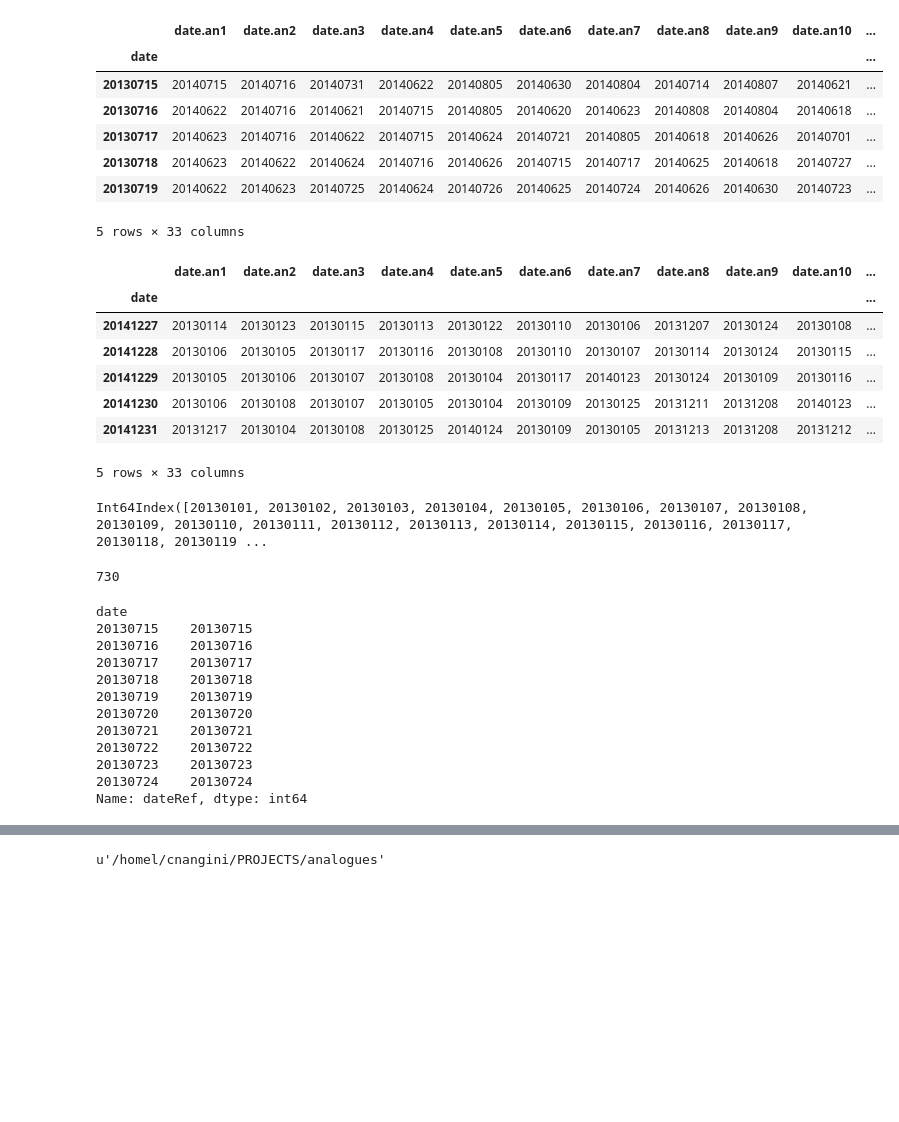
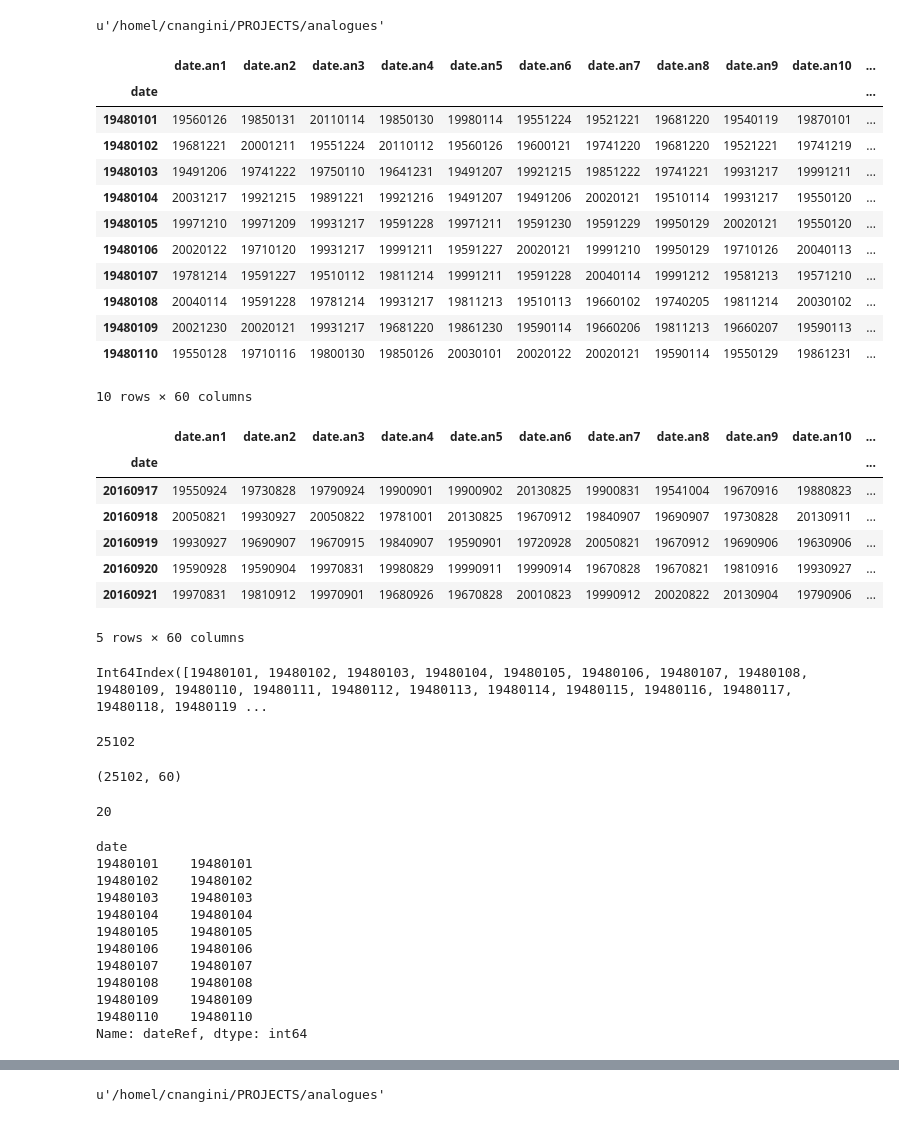
Before and after one commit to KatiRG/analogues, a Jupyter notebook: Build_analogues-all.ipynb, the cells around one changed output, grey strips where cells are left out. Drawn from its saved outputs; the diff is of its cells as text; code cells hidden in the pictures; blank space fills up the shorter version.

```diff
--- a/Build_analogues-all.ipynb
+++ b/Build_analogues-all.ipynb
@@ -19,34 +19,45 @@ num_analogues = 11 #20 #number of analogues searched for
 num_cols = 3 #dateAnlg, Dis, Corr
+# %%
+pwd
+# %% [output]
+u'/homel/cnangini/PROJECTS/analogues'
 # %%
 #To read file produced in birdhouse
 dfS = pd.DataFrame()
 #analogs = 'http://birdhouse-lsce.extra.cea.fr:8090/wpsoutputs/flyingpigeon/output_txt-0797016c-378e-11e6-91dd-41d8cd554993.txt'
 #analogs = 'http://localhost:8090/wpsoutputs/flyingpigeon/analogs-c26ba398-711e-11e6-8d5a-fb3204a8dad1.txt'
 
 #Analysis period > 1 year
 #analogs = 'http://birdhouse-lsce.extra.cea.fr:8090/wpsoutputs/flyingpigeon/analogs-5ee81d98-6fc9-11e6-a296-4d3fe2c8a29e.txt'
 #analogs = 'http://birdhouse-lsce.extra.cea.fr:8090/wpsoutputs/flyingpigeon/analogs-73cd782c-74f4-11e6-bf5f-f73f2a3d7e35.txt'
 
 #bbox x: [-80,50], y: [22.5,70], 11 analogues
-analogs = 'http://localhost:8090/wpsoutputs/flyingpigeon/analogs-12f189be-79a7-11e6-b7f7-e7ff4fd8b248.txt'
+#analogs = 'http://localhost:8090/wpsoutputs/flyingpigeon/analogs-12f189be-79a7-11e6-b7f7-e7ff4fd8b248.txt'
 
 #Analysis period spans two months (30.06.2013 to 02.07.2013)
 #analogs = 'http://localhost:8090/wpsoutputs/flyingpigeon/analogs-7aafc4ec-74ea-11e6-b77d-eb5606a7fe9f.txt'
 
 #one day only (03.01.2013)
 #analogs = 'http://localhost:8090/wpsoutputs/flyingpigeon/analogs-9841a808-7504-11e6-b77d-eb5606a7fe9f.txt'
 
+analogs = 'http://www-lscedods.cea.fr/DASE/ana_slp_surface_base_rms_NA_sim_1948-01-01_2016-09-23_base_1948-01-01_2016-09-23_-80.0_50.0_22.5_70.0_1_30_20.txt'
+
 dfS = pd.read_csv(analogs, delimiter=r"\s+", index_col=0)
-dfS.head()
+dfS.head(10)
 # %% [output]
 |  | date.an1 | date.an2 | date.an3 | date.an4 | date.an5 | date.an6 | date.an7 | date.an8 | date.an9 | date.an10 | ... |
 | date |  |  |  |  |  |  |  |  |  |  | ... |
-| 20130715 | 20140715 | 20140716 | 20140731 | 20140622 | 20140805 | 20140630 | 20140804 | 20140714 | 20140807 | 20140621 | ... |
-| 20130716 | 20140622 | 20140716 | 20140621 | 20140715 | 20140805 | 20140620 | 20140623 | 20140808 | 20140804 | 20140618 | ... |
-| 20130717 | 20140623 | 20140716 | 20140622 | 20140715 | 20140624 | 20140721 | 20140805 | 20140618 | 20140626 | 20140701 | ... |
-| 20130718 | 20140623 | 20140622 | 20140624 | 20140716 | 20140626 | 20140715 | 20140717 | 20140625 | 20140618 | 20140727 | ... |
-| 20130719 | 20140622 | 20140623 | 20140725 | 20140624 | 20140726 | 20140625 | 20140724 | 20140626 | 20140630 | 20140723 | ... |
+| 19480101 | 19560126 | 19850131 | 20110114 | 19850130 | 19980114 | 19551224 | 19521221 | 19681220 | 19540119 | 19870101 | ... |
+| 19480102 | 19681221 | 20001211 | 19551224 | 20110112 | 19560126 | 19600121 | 19741220 | 19681220 | 19521221 | 19741219 | ... |
+| 19480103 | 19491206 | 19741222 | 19750110 | 19641231 | 19491207 | 19921215 | 19851222 | 19741221 | 19931217 | 19991211 | ... |
+| 19480104 | 20031217 | 19921215 | 19891221 | 19921216 | 19491207 | 19491206 | 20020121 | 19510114 | 19931217 | 19550120 | ... |
+| 19480105 | 19971210 | 19971209 | 19931217 | 19591228 | 19971211 | 19591230 | 19591229 | 19950129 | 20020121 | 19550120 | ... |
+| 19480106 | 20020122 | 19710120 | 19931217 | 19991211 | 19591227 | 20020121 | 19991210 | 19950129 | 19710126 | 20040113 | ... |
+| 19480107 | 19781214 | 19591227 | 19510112 | 19811214 | 19991211 | 19591228 | 20040114 | 19991212 | 19581213 | 19571210 | ... |
+| 19480108 | 20040114 | 19591228 | 19781214 | 19931217 | 19811213 | 19510113 | 19660102 | 19740205 | 19811214 | 20030102 | ... |
+| 19480109 | 20021230 | 20020121 | 19931217 | 19681220 | 19861230 | 19590114 | 19660206 | 19811213 | 19660207 | 19590113 | ... |
+| 19480110 | 19550128 | 19710116 | 19800130 | 19850126 | 20030101 | 20020122 | 20020121 | 19590114 | 19550129 | 19861231 | ... |
-5 rows × 33 columns
+10 rows × 60 columns
 # %%
 # Create dataframe from analogues file
 # Latest file: /home/estimr1/yiou/estimr1/NCEP/slpano-NA.analog30rms.1d.all1948-2016.dat
@@ -65,20 +76,28 @@ dfS.tail(5)
 # %% [output]
 |  | date.an1 | date.an2 | date.an3 | date.an4 | date.an5 | date.an6 | date.an7 | date.an8 | date.an9 | date.an10 | ... |
 | date |  |  |  |  |  |  |  |  |  |  | ... |
-| 20141227 | 20130114 | 20130123 | 20130115 | 20130113 | 20130122 | 20130110 | 20130106 | 20131207 | 20130124 | 20130108 | ... |
-| 20141228 | 20130106 | 20130105 | 20130117 | 20130116 | 20130108 | 20130110 | 20130107 | 20130114 | 20130124 | 20130115 | ... |
-| 20141229 | 20130105 | 20130106 | 20130107 | 20130108 | 20130104 | 20130117 | 20140123 | 20130124 | 20130109 | 20130116 | ... |
-| 20141230 | 20130106 | 20130108 | 20130107 | 20130105 | 20130104 | 20130109 | 20130125 | 20131211 | 20131208 | 20140123 | ... |
-| 20141231 | 20131217 | 20130104 | 20130108 | 20130125 | 20140124 | 20130109 | 20130105 | 20131213 | 20131208 | 20131212 | ... |
+| 20160917 | 19550924 | 19730828 | 19790924 | 19900901 | 19900902 | 20130825 | 19900831 | 19541004 | 19670916 | 19880823 | ... |
+| 20160918 | 20050821 | 19930927 | 20050822 | 19781001 | 20130825 | 19670912 | 19840907 | 19690907 | 19730828 | 20130911 | ... |
+| 20160919 | 19930927 | 19690907 | 19670915 | 19840907 | 19590901 | 19720928 | 20050821 | 19670912 | 19690906 | 19630906 | ... |
+| 20160920 | 19590928 | 19590904 | 19970831 | 19980829 | 19990911 | 19990914 | 19670828 | 19670821 | 19810916 | 19930927 | ... |
+| 20160921 | 19970831 | 19810912 | 19970901 | 19680926 | 19670828 | 20010823 | 19990912 | 20020822 | 20130904 | 19790906 | ... |
-5 rows × 33 columns
+5 rows × 60 columns
 # %%
 dfS.index
 # %% [output]
-Int64Index([20130101, 20130102, 20130103, 20130104, 20130105, 20130106, 20130107, 20130108, 20130109, 20130110, 20130111, 20130112, 20130113, 20130114, 20130115, 20130116, 20130117, 20130118, 20130119 ...
+Int64Index([19480101, 19480102, 19480103, 19480104, 19480105, 19480106, 19480107, 19480108, 19480109, 19480110, 19480111, 19480112, 19480113, 19480114, 19480115, 19480116, 19480117, 19480118, 19480119 ...
 # %%
 len(dfS.index)
 # %% [output]
-730
+25102
+# %%
+dfS.shape
+# %% [output]
+(25102, 60)
+# %%
+(dfS.shape[1])/3
+# %% [output]
+20
 # %%
 #Chop off 2016 rows NO!!! there will still be 2016 dates found as analogues, which messes up js script
 #dfS = dfS[dfS.index <= 20151231]
@@ -89,16 +108,16 @@ dfS['dateRef'] = dfS.index
 dfS['dateRef'].head(10)
 # %% [output]
 date
-20130715    20130715
-20130716    20130716
-20130717    20130717
-20130718    20130718
-20130719    20130719
-20130720    20130720
-20130721    20130721
-20130722    20130722
-20130723    20130723
-20130724    20130724
+19480101    19480101
+19480102    19480102
+19480103    19480103
+19480104    19480104
+19480105    19480105
+19480106    19480106
+19480107    19480107
+19480108    19480108
+19480109    19480109
+19480110    19480110
 Name: dateRef, dtype: int64
 # %%
 dfS.iloc[0:5, 0:num_analogues]
```
Also changed, not shown: parts of 14 cells of this notebook, 4 other files.
